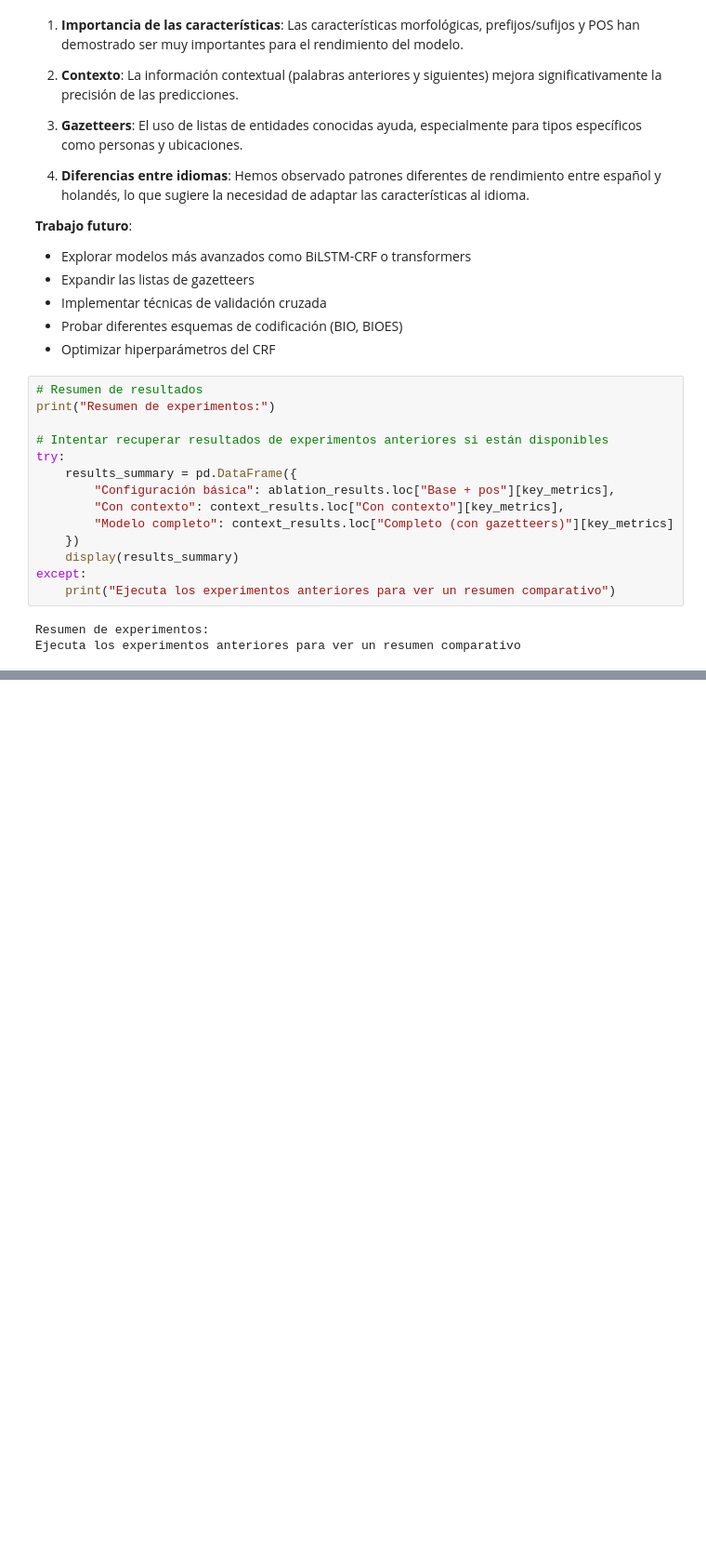
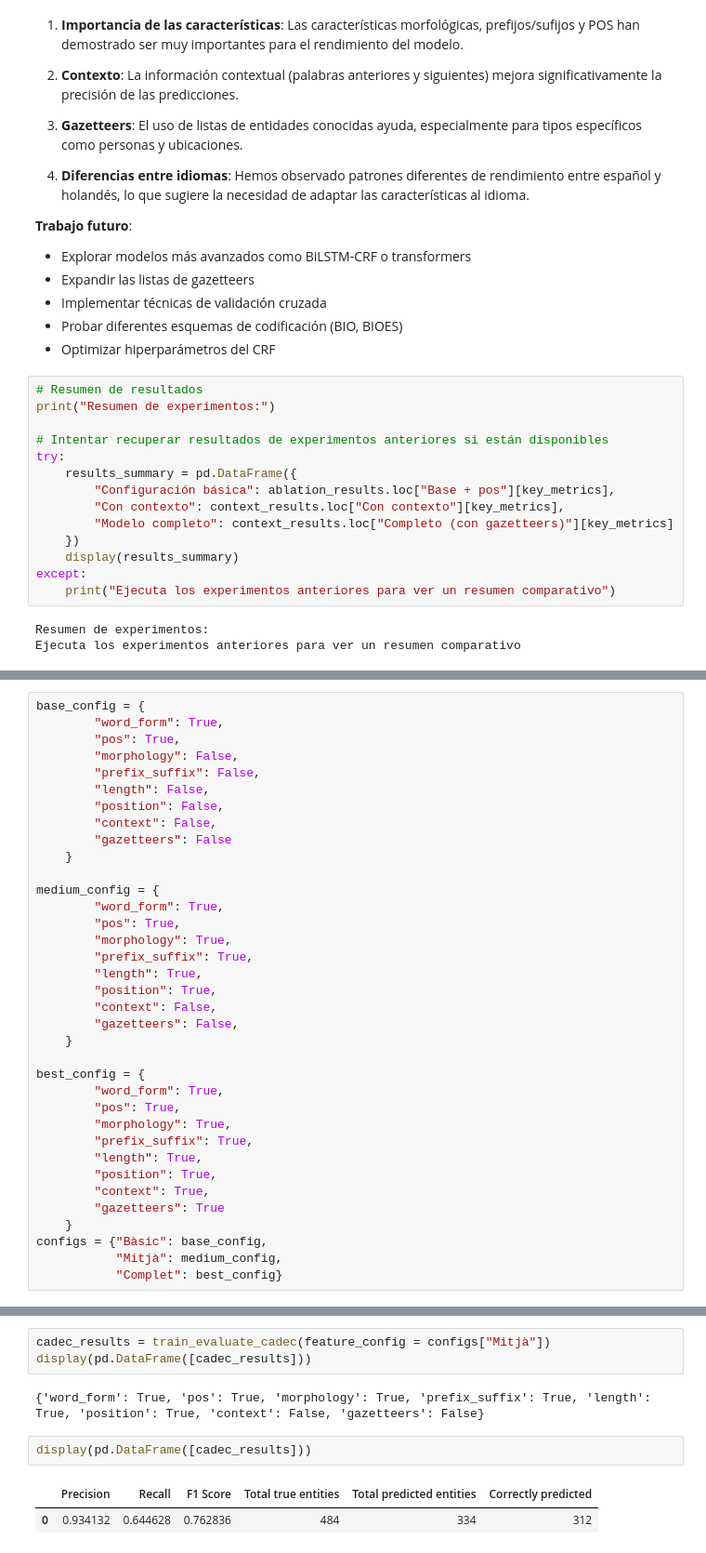
Before and after one commit to EnSergiEsFeo63/PLH-Practica3, a Jupyter notebook: FINAL_PASSAR_A_NET.ipynb, the cells around one changed output, grey strips where cells are left out. Shown at 93% size. Saved outputs shown, nothing was run; the diff lists cells and outputs as text; blank space fills up the shorter version.

```diff
--- a/FINAL_PASSAR_A_NET.ipynb
+++ b/FINAL_PASSAR_A_NET.ipynb
@@ -1734,0 +1820,36 @@ Ejecuta los experimentos anteriores para ver un resumen comparativo
+# %%
+base_config = {
+        "word_form": True,
+        "pos": True,
+        "morphology": False,
+        "prefix_suffix": False,
+        "length": False,
+        "position": False,
+        "context": False,
+        "gazetteers": False
+    }
+
+medium_config = {
+        "word_form": True,
+        "pos": True,
+        "morphology": True,
+        "prefix_suffix": True,
+        "length": True,
+        "position": True,
+        "context": False,
+        "gazetteers": False,
+    }
+
+best_config = {
+        "word_form": True,
+        "pos": True,
+        "morphology": True,
+        "prefix_suffix": True,
+        "length": True,
+        "position": True,
+        "context": True,
+        "gazetteers": True
+    }
+configs = {"Bàsic": base_config,
+           "Mitjà": medium_config,
+           "Complet": best_config}
@@ -1734,0 +1987,10 @@ Ejecuta los experimentos anteriores para ver un resumen comparativo
+# %%
+cadec_results = train_evaluate_cadec(feature_config = configs["Mitjà"])
+display(pd.DataFrame([cadec_results]))
+# %% [output]
+{'word_form': True, 'pos': True, 'morphology': True, 'prefix_suffix': True, 'length': True, 'position': True, 'context': False, 'gazetteers': False}
+# %%
+display(pd.DataFrame([cadec_results]))
+# %% [output]
+|  | Precision | Recall | F1 Score | Total true entities | Total predicted entities | Correctly predicted |
+| 0 | 0.934132 | 0.644628 | 0.762836 | 484 | 334 | 312 |
```
Also changed, not shown: parts of 13 cells of this notebook, 48 other files.
